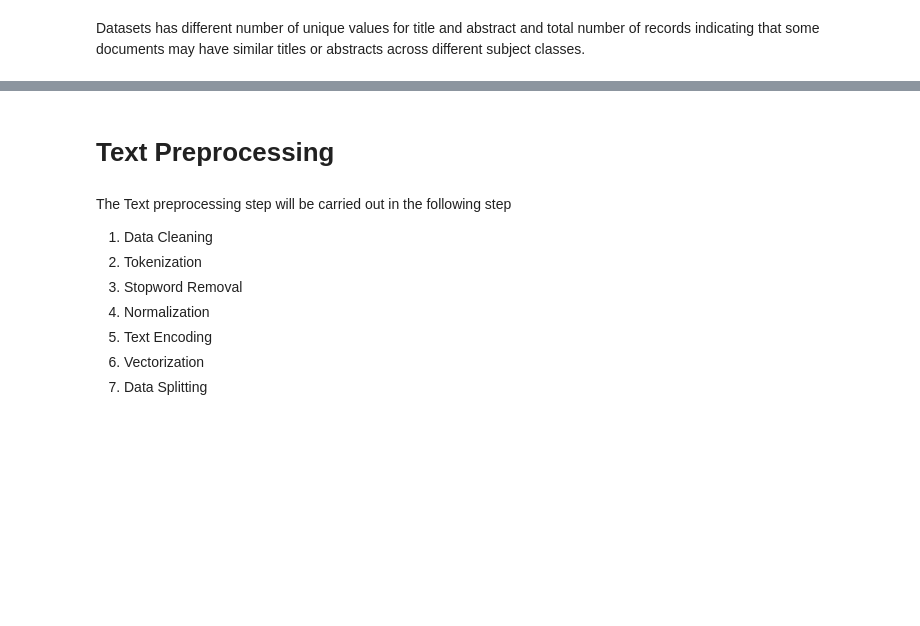
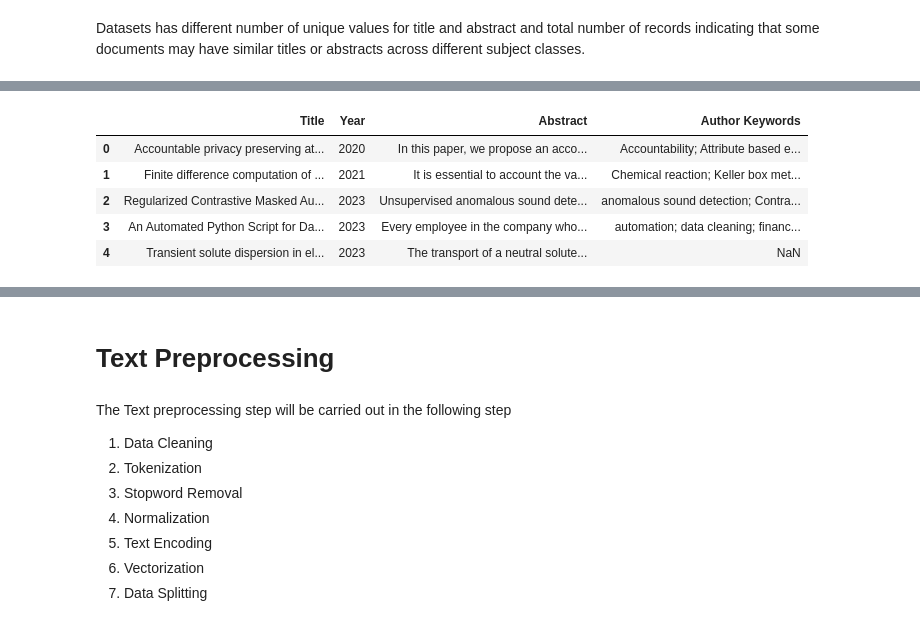
Before and after one commit to Fatai-soliu/Topic_modelling, a Jupyter notebook: Soliu_Fatai Topic Modelling.ipynb, the cells around one changed output, grey strips where cells are left out. Drawn from its saved outputs; the diff is of its cells as text; code cells hidden in the pictures; blank space fills up the shorter version.

```diff
--- a/Soliu_Fatai Topic Modelling.ipynb
+++ b/Soliu_Fatai Topic Modelling.ipynb
@@ -33,11 +68,18 @@ papers.info()
 # %%
-# Remove columns that does not relate to the task and select chunck of the data (sample >> 100)
+# Remove columns that does not relate to the task
 # Add paper_text column
 
-papers = papers.drop(columns=['Authors','Source title','Link','Subject'], axis=1).sample(100)
+papers = papers.drop(columns=['Authors','Source title','Link'], axis=1)
 
 #print out the first five rows of papers
 papers.head()
+# %% [output]
+|  | Title | Year | Abstract | Author Keywords |
+| 0 | Accountable privacy preserving at... | 2020 | In this paper, we propose an acco... | Accountability; Attribute based e... |
+| 1 | Finite difference computation of ... | 2021 | It is essential to account the va... | Chemical reaction; Keller box met... |
+| 2 | Regularized Contrastive Masked Au... | 2023 | Unsupervised anomalous sound dete... | anomalous sound detection; Contra... |
+| 3 | An Automated Python Script for Da... | 2023 | Every employee in the company who... | automation; data cleaning; financ... |
+| 4 | Transient solute dispersion in el... | 2023 | The transport of a neutral solute... | NaN |
 # %%
 # Add paper_text column
 papers['paper_text'] = papers['Title'] + " " + papers['Abstract']
```
Also changed, not shown: parts of 17 cells of this notebook.
